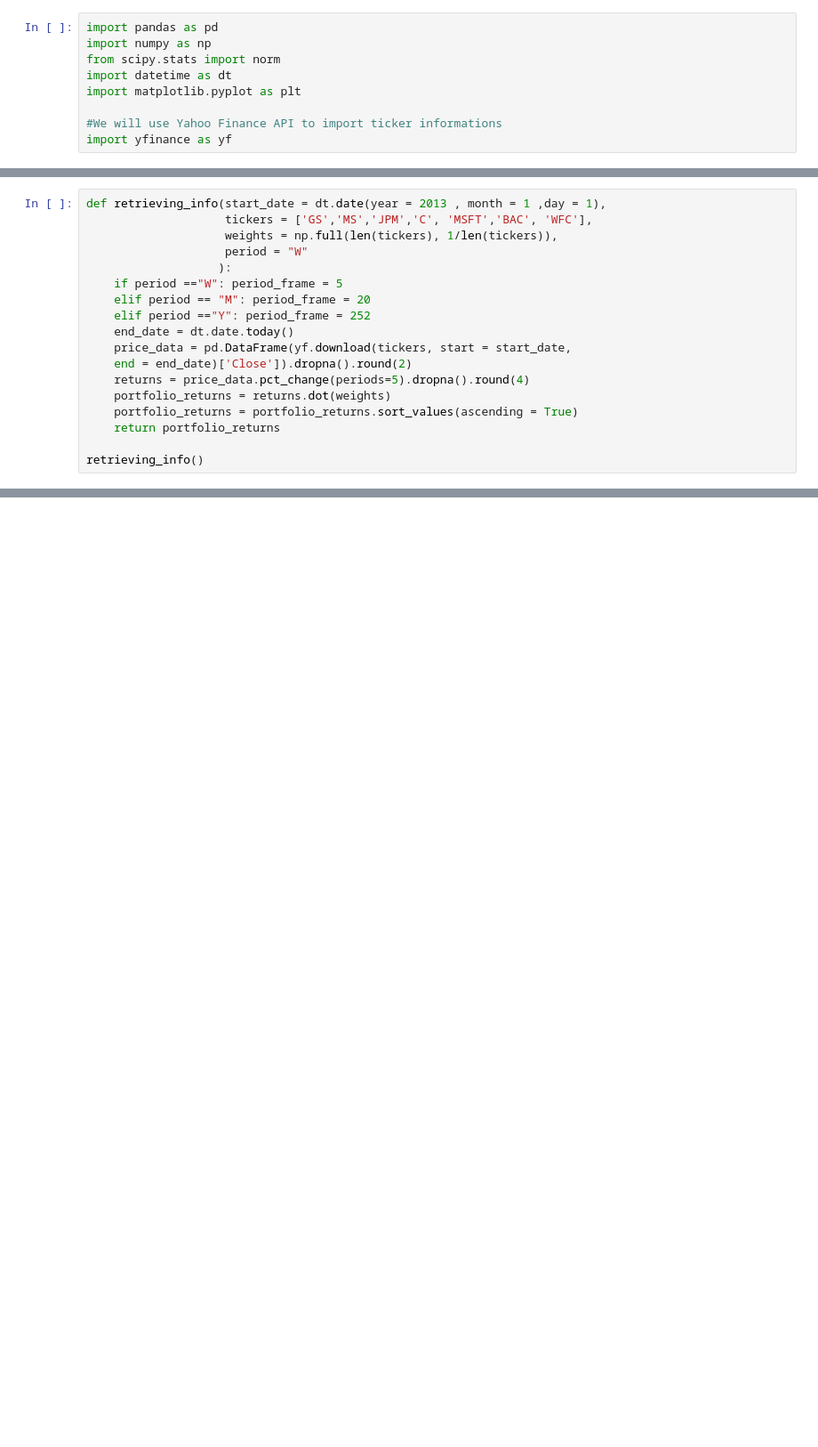
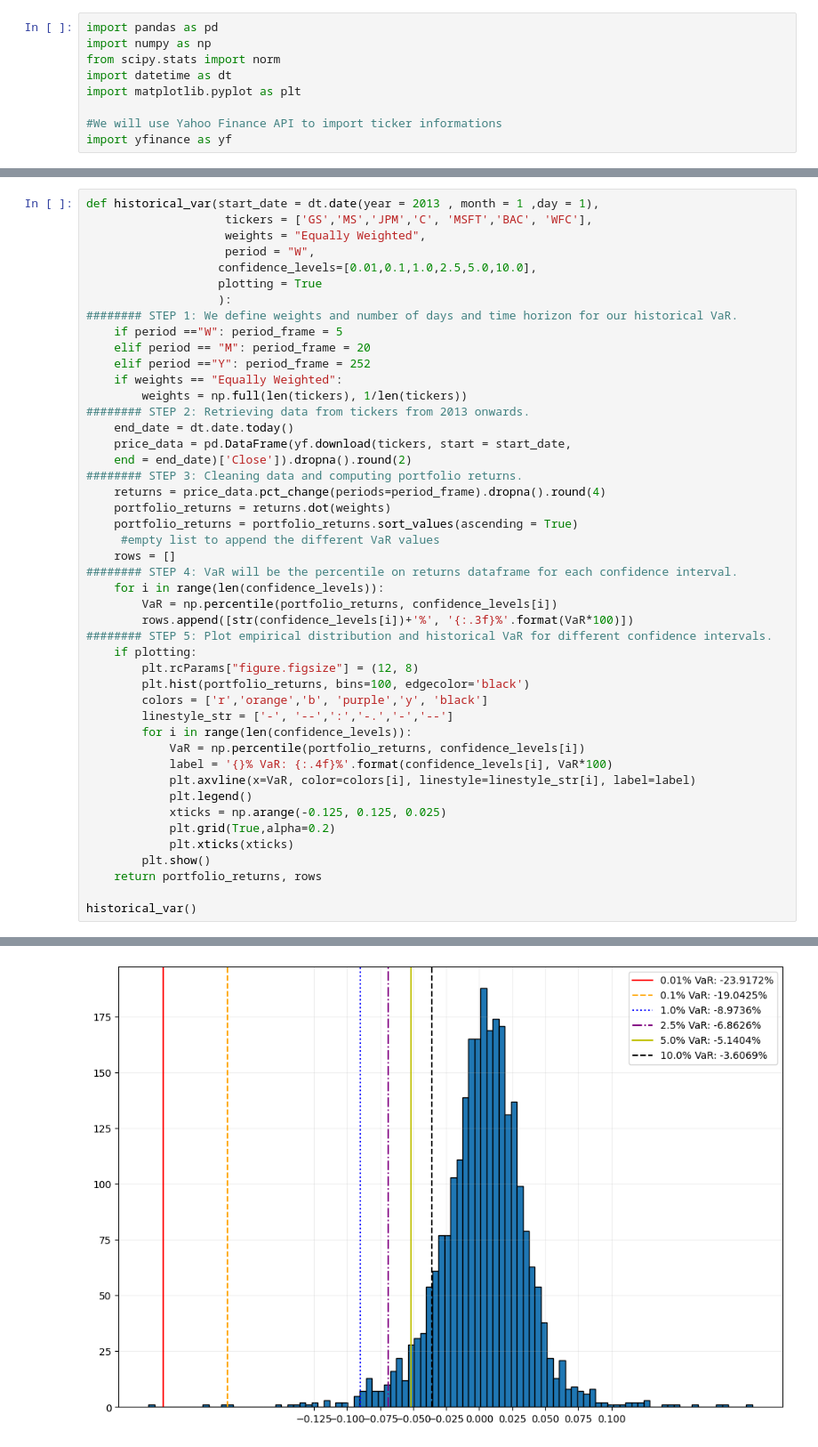
Before and after one commit to eduardo-contreras-dominguez/Quantitative-Finance, a Jupyter notebook: VaR.ipynb, the cells around one changed output, grey strips where cells are left out. Shown at 89% size. Saved outputs shown, nothing was run; the diff lists cells and outputs as text; blank space fills up the shorter version.

```diff
--- a/VaR.ipynb
+++ b/VaR.ipynb
@@ -39,20 +58,49 @@ import yfinance as yf
 # %%
-def retrieving_info(start_date = dt.date(year = 2013 , month = 1 ,day = 1),
+def historical_var(start_date = dt.date(year = 2013 , month = 1 ,day = 1),
                     tickers = ['GS','MS','JPM','C', 'MSFT','BAC', 'WFC'],
-                    weights = np.full(len(tickers), 1/len(tickers)),
-                    period = "W"
+                    weights = "Equally Weighted",
+                    period = "W",
+                   confidence_levels=[0.01,0.1,1.0,2.5,5.0,10.0],
+                   plotting = True
                    ):
+######## STEP 1: We define weights and number of days and time horizon for our historical VaR.
     if period =="W": period_frame = 5
     elif period == "M": period_frame = 20
     elif period =="Y": period_frame = 252
+    if weights == "Equally Weighted":
+        weights = np.full(len(tickers), 1/len(tickers))
+######## STEP 2: Retrieving data from tickers from 2013 onwards.
     end_date = dt.date.today()
     price_data = pd.DataFrame(yf.download(tickers, start = start_date,
     end = end_date)['Close']).dropna().round(2)
-    returns = price_data.pct_change(periods=5).dropna().round(4)
+######## STEP 3: Cleaning data and computing portfolio returns.
+    returns = price_data.pct_change(periods=period_frame).dropna().round(4)
     portfolio_returns = returns.dot(weights)
     portfolio_returns = portfolio_returns.sort_values(ascending = True)
-    return portfolio_returns
+     #empty list to append the different VaR values
+    rows = []
+######## STEP 4: VaR will be the percentile on returns dataframe for each confidence interval.
+    for i in range(len(confidence_levels)):
+        VaR = np.percentile(portfolio_returns, confidence_levels[i])
+        rows.append([str(confidence_levels[i])+'%', '{:.3f}%'.format(VaR*100)])
+######## STEP 5: Plot empirical distribution and historical VaR for different confidence intervals.
+    if plotting:
+        plt.rcParams["figure.figsize"] = (12, 8)
+        plt.hist(portfolio_returns, bins=100, edgecolor='black')
+        colors = ['r','orange','b', 'purple','y', 'black']
+        linestyle_str = ['-', '--',':','-.','-','--']
+        for i in range(len(confidence_levels)):
+            VaR = np.percentile(portfolio_returns, confidence_levels[i])
+            label = '{}% VaR: {:.4f}%'.format(confidence_levels[i], VaR*100)
+            plt.axvline(x=VaR, color=colors[i], linestyle=linestyle_str[i], label=label)
+            plt.legend()
+            xticks = np.arange(-0.125, 0.125, 0.025)
+            plt.grid(True,alpha=0.2)
+            plt.xticks(xticks)
+        plt.show()
+    return portfolio_returns, rows
 
-retrieving_info()
+historical_var()
 # %% [output]
 [*********************100%***********************]  7 of 7 completed
+[figure, added]
```
Also changed, not shown: parts of 5 cells of this notebook.
